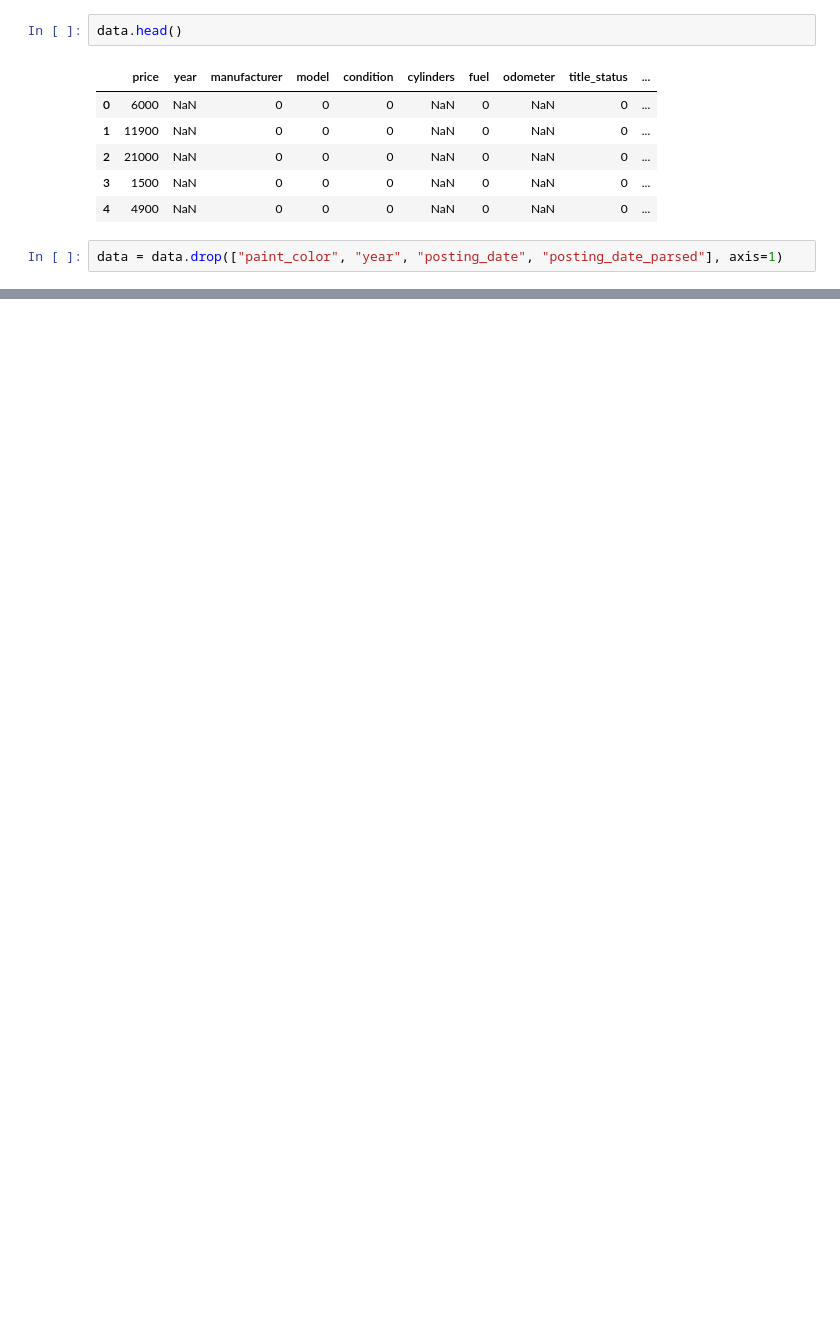
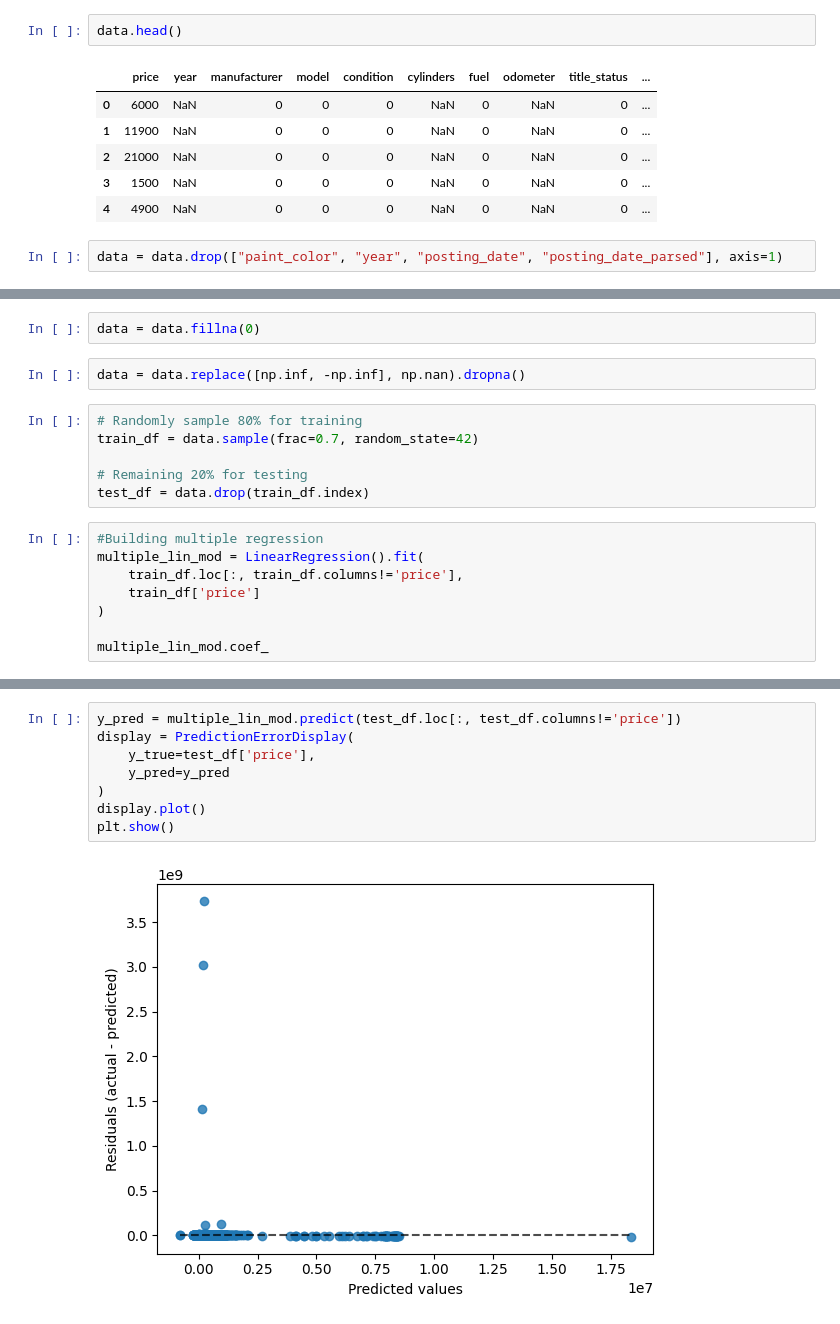
Before and after one commit to tsal4/data2000_labs, a Jupyter notebook: labs/040_linear-models-lab.ipynb, the cells around one changed output, grey strips where cells are left out. Saved outputs shown, nothing was run; the diff lists cells and outputs as text; blank space fills up the shorter version.

```diff
--- a/labs/040_linear-models-lab.ipynb
+++ b/labs/040_linear-models-lab.ipynb
@@ -535,0 +544,18 @@ data.describe()
+# %%
+data = data.fillna(0)
+# %%
+data = data.replace([np.inf, -np.inf], np.nan).dropna()
+# %%
+# Randomly sample 80% for training
+train_df = data.sample(frac=0.7, random_state=42)
+
+# Remaining 20% for testing
+test_df = data.drop(train_df.index)
+# %%
+#Building multiple regression
+multiple_lin_mod = LinearRegression().fit(
+    train_df.loc[:, train_df.columns!='price'],
+    train_df['price']
+)
+
+multiple_lin_mod.coef_
@@ -535,0 +577,10 @@ data.describe()
+# %%
+y_pred = multiple_lin_mod.predict(test_df.loc[:, test_df.columns!='price'])
+display = PredictionErrorDisplay(
+    y_true=test_df['price'],
+    y_pred=y_pred
+)
+display.plot()
+plt.show()
+# %% [output]
+[figure, added]
```
Also changed, not shown: parts of 11 cells of this notebook.
